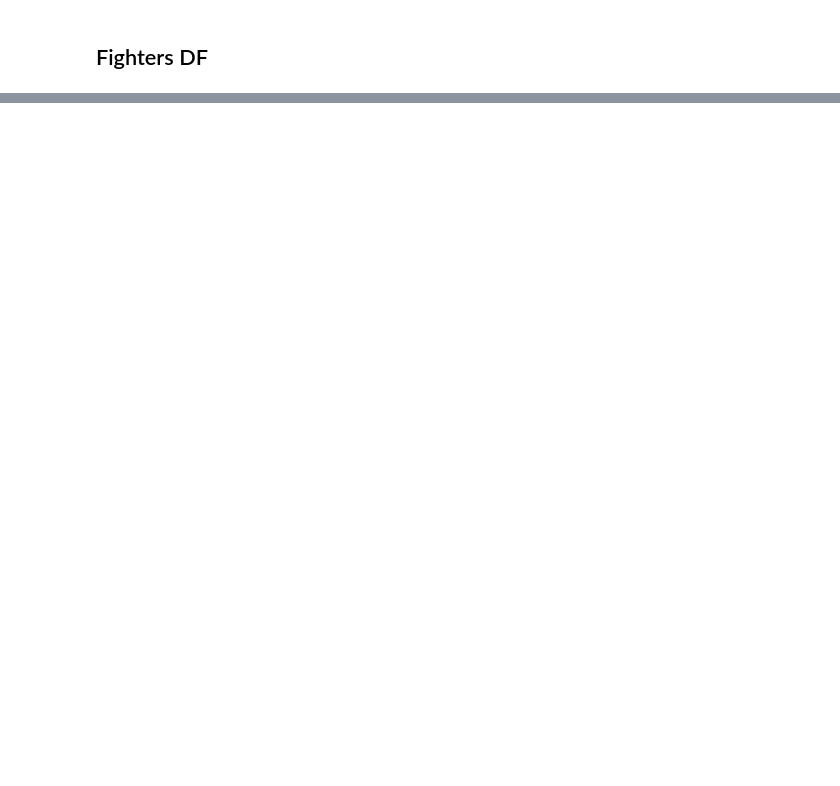
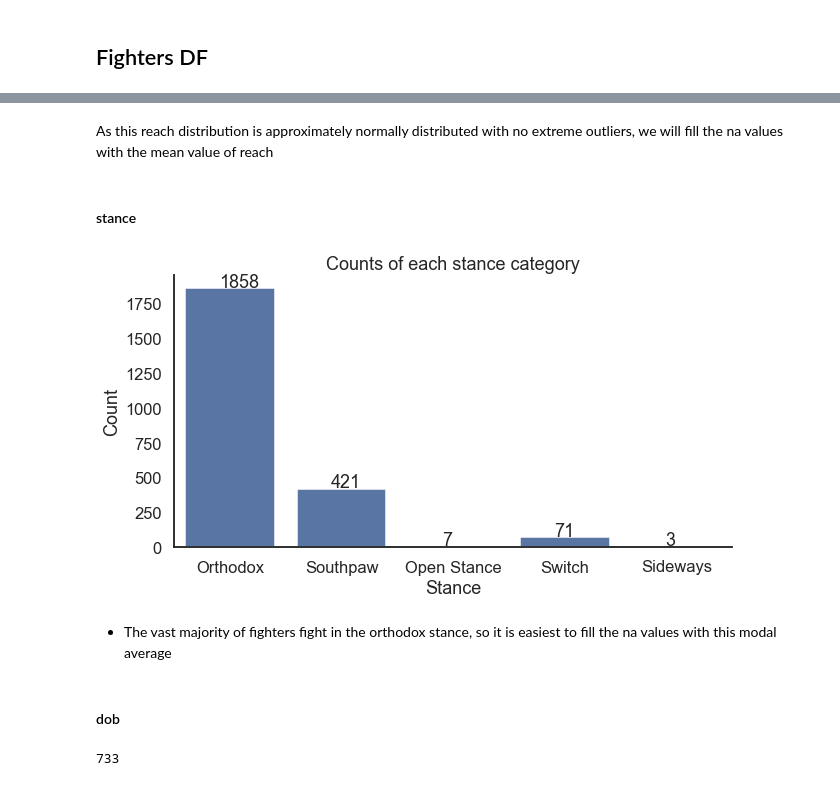
Before and after one commit to AdamBlomfield/machine_learning_ufc_data, a Jupyter notebook: notebooks/test_code_for_dfs.ipynb, the cells around one changed output, grey strips where cells are left out. Drawn from its saved outputs; the diff is of its cells as text; code cells hidden in the pictures; blank space fills up the shorter version.

```diff
--- a/notebooks/test_code_for_dfs.ipynb
+++ b/notebooks/test_code_for_dfs.ipynb
@@ -435,0 +469,6 @@ memory usage: 498.0+ KB
+# %%
+# Strip the " sign and convert to type int
+data_fighters['reach'] = data_fighters['reach'].str.replace('"','')
+
+# Convert from type string, to type float
+data_fighters['reach'] = data_fighters['reach'].astype(float)
@@ -435,0 +508,31 @@ memory usage: 498.0+ KB
+# %% [markdown]
+As this reach distribution is approximately normally distributed with no extreme outliers, we will fill the na values with the mean value of reach
+# %%
+data_fighters.reach = data_fighters.reach.fillna(round(data_fighters.reach.mean(), 0))
+# %% [markdown]
+#### stance
+# %%
+def column_countplot(dataframe, column, show_count=False):
+    '''Plot the count of each category for a column in the dataframe'''
+
+    # Set the figure
+    sns.set(rc={'figure.figsize':(10,5)},style="white", context="talk")
+
+    # Plot
+    ax = sns.countplot(x=column, data=dataframe, color="b")
+
+    # Title and Axis
+    ax.set_title("Counts of each {} category".format(column))
+    ax.set_xlabel(str(column).capitalize())
+    ax.set_ylabel('Count')
+    sns.despine()
+
+    if show_count:
+        for p in ax.patches:
+            ax.annotate('{:}'.format(p.get_height()), (p.get_x()+0.3, p.get_height()+10))
+# %%
+column_countplot(data_fighters, 'stance', show_count=True)
+# %% [output]
+[figure, added]
+# %% [markdown]
+- The vast majority of fighters fight in the orthodox stance, so it is easiest to fill the na values with this modal average
@@ -435,0 +542,6 @@ memory usage: 498.0+ KB
+# %% [markdown]
+#### dob
+# %%
+data_fighters.dob.isna().sum()
+# %% [output]
+733
```
Also changed, not shown: parts of 44 cells of this notebook, 3 other files.
